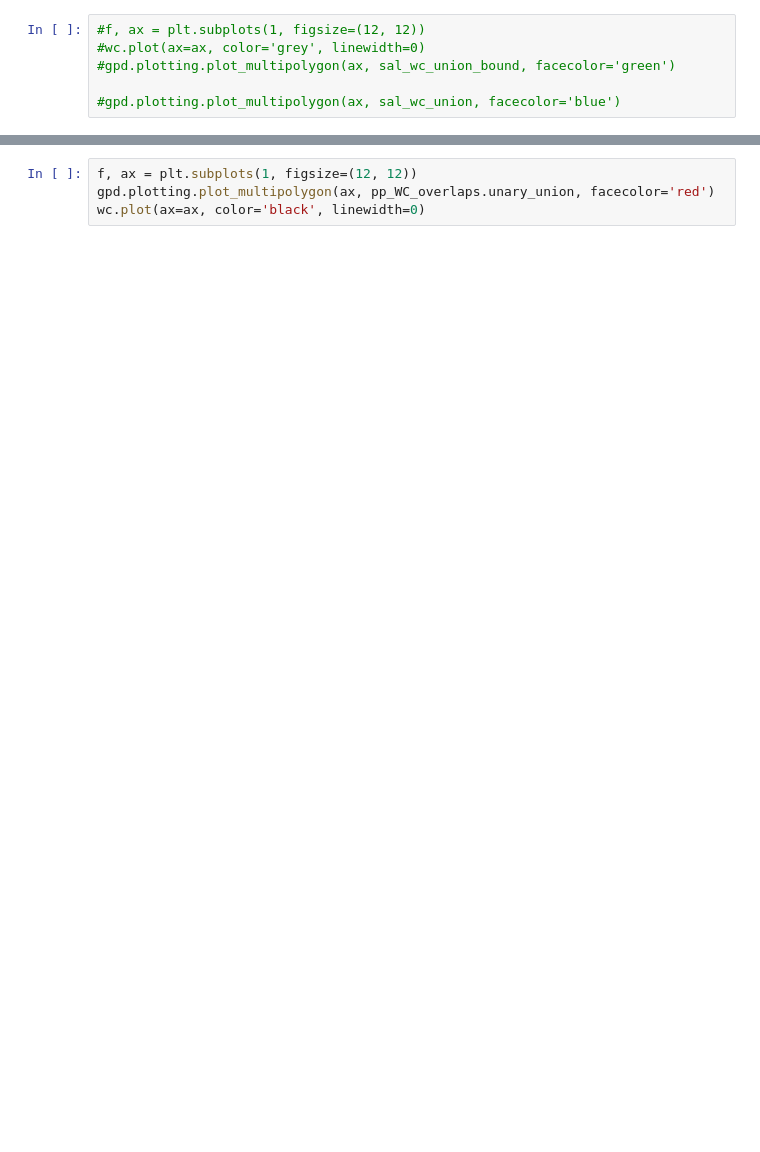
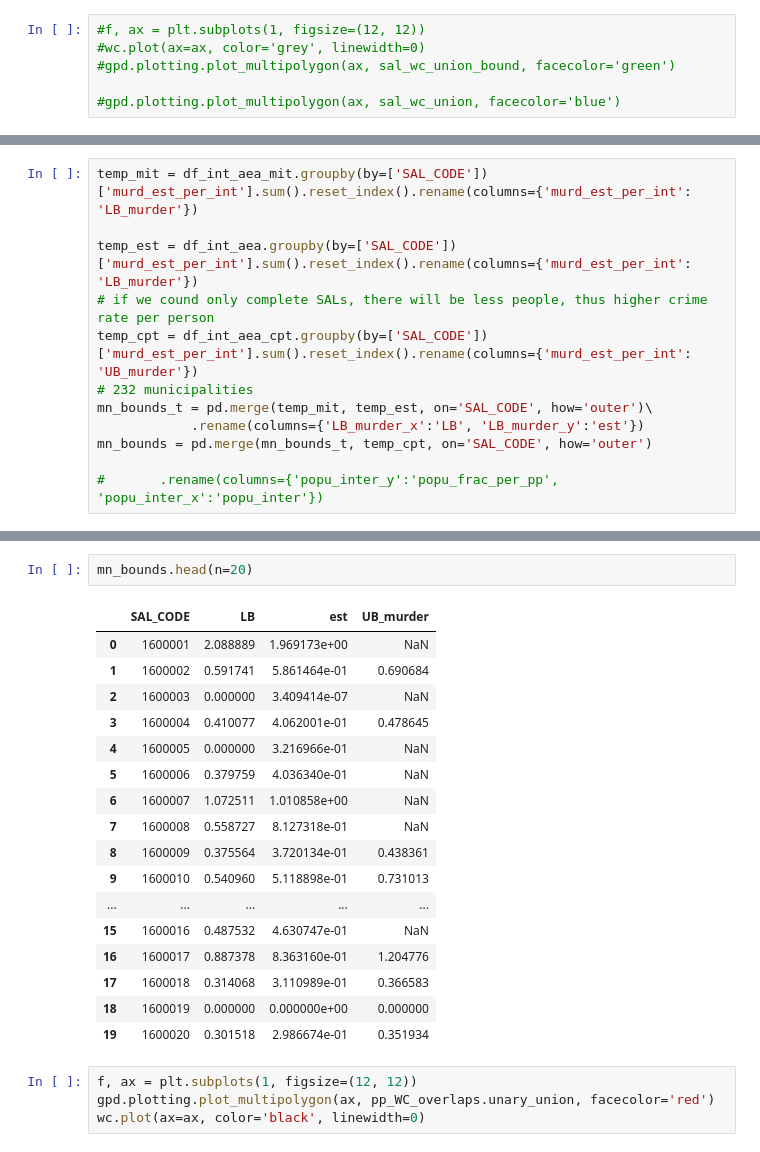
Before and after one commit to OpenUpSA/crime-stats-demystifed, a Jupyter notebook: crime_stats_compute_aea.ipynb, the cells around one changed output, grey strips where cells are left out. Drawn from its saved outputs; the diff is of its cells as text; blank space fills up the shorter version.

```diff
--- a/crime_stats_compute_aea.ipynb
+++ b/crime_stats_compute_aea.ipynb
@@ -375,0 +432,12 @@ Name: murd_est_per_int, dtype: float64
+# %%
+temp_mit = df_int_aea_mit.groupby(by=['SAL_CODE'])['murd_est_per_int'].sum().reset_index().rename(columns={'murd_est_per_int': 'LB_murder'})
+
+temp_est = df_int_aea.groupby(by=['SAL_CODE'])['murd_est_per_int'].sum().reset_index().rename(columns={'murd_est_per_int': 'LB_murder'})
+# if we cound only complete SALs, there will be less people, thus higher crime rate per person
+temp_cpt = df_int_aea_cpt.groupby(by=['SAL_CODE'])['murd_est_per_int'].sum().reset_index().rename(columns={'murd_est_per_int': 'UB_murder'})
+# 232 municipalities
+mn_bounds_t = pd.merge(temp_mit, temp_est, on='SAL_CODE', how='outer')\
+            .rename(columns={'LB_murder_x':'LB', 'LB_murder_y':'est'})
+mn_bounds = pd.merge(mn_bounds_t, temp_cpt, on='SAL_CODE', how='outer')
+
+#       .rename(columns={'popu_inter_y':'popu_frac_per_pp', 'popu_inter_x':'popu_inter'})
@@ -376,3 +453,23 @@ Name: murd_est_per_int, dtype: float64
+# %%
+mn_bounds.head(n=20)
+# %% [output]
+|  | SAL_CODE | LB | est | UB_murder |
+| 0 | 1600001 | 2.088889 | 1.969173e+00 | NaN |
+| 1 | 1600002 | 0.591741 | 5.861464e-01 | 0.690684 |
+| 2 | 1600003 | 0.000000 | 3.409414e-07 | NaN |
+| 3 | 1600004 | 0.410077 | 4.062001e-01 | 0.478645 |
+| 4 | 1600005 | 0.000000 | 3.216966e-01 | NaN |
+| 5 | 1600006 | 0.379759 | 4.036340e-01 | NaN |
+| 6 | 1600007 | 1.072511 | 1.010858e+00 | NaN |
+| 7 | 1600008 | 0.558727 | 8.127318e-01 | NaN |
+| 8 | 1600009 | 0.375564 | 3.720134e-01 | 0.438361 |
+| 9 | 1600010 | 0.540960 | 5.118898e-01 | 0.731013 |
+| ... | ... | ... | ... | ... |
+| 15 | 1600016 | 0.487532 | 4.630747e-01 | NaN |
+| 16 | 1600017 | 0.887378 | 8.363160e-01 | 1.204776 |
+| 17 | 1600018 | 0.314068 | 3.110989e-01 | 0.366583 |
+| 18 | 1600019 | 0.000000 | 0.000000e+00 | 0.000000 |
+| 19 | 1600020 | 0.301518 | 2.986674e-01 | 0.351934 |
 # %%
 f, ax = plt.subplots(1, figsize=(12, 12))
 gpd.plotting.plot_multipolygon(ax, pp_WC_overlaps.unary_union, facecolor='red')
```
Also changed, not shown: parts of 19 cells of this notebook, 1 other file.
